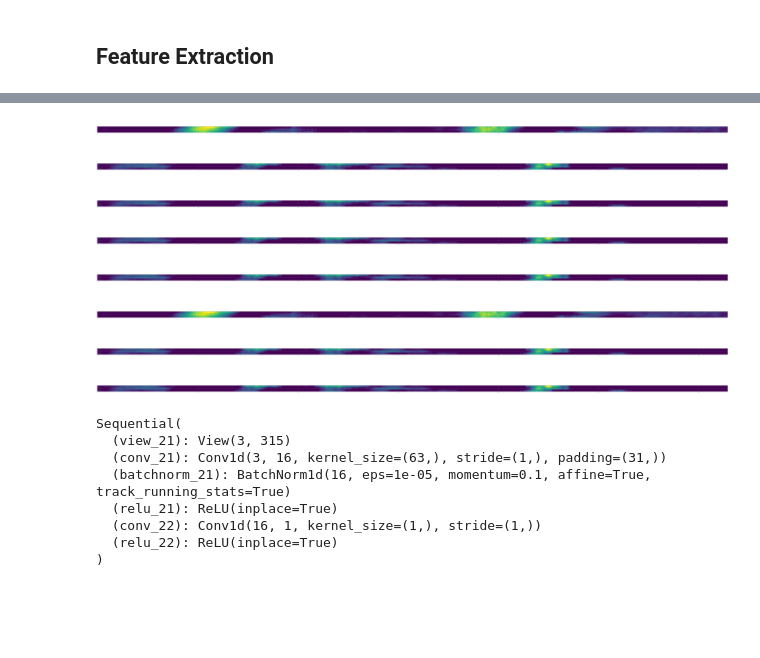
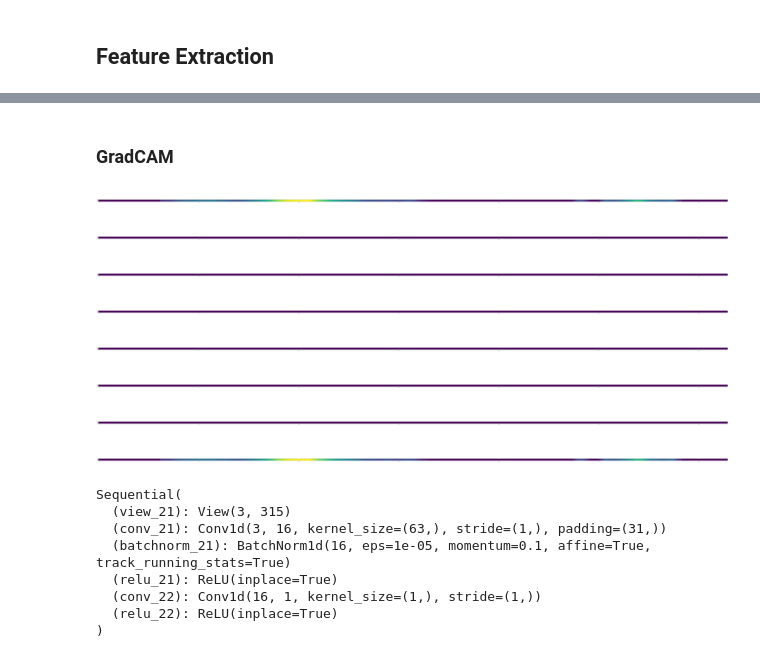
Before and after one commit to duyanhpham-brs/XAI-Multivariate-Time-Series, a Jupyter notebook: XAI_models_evaluation.ipynb, the cells around one changed output, grey strips where cells are left out. Cells and saved outputs as stored; diff of their text form; code cells hidden in the pictures; blank space fills up the shorter version.

```diff
--- a/XAI_models_evaluation.ipynb
+++ b/XAI_models_evaluation.ipynb
@@ -183,3 +184,7 @@ XCM(
 )
 # %% [markdown]
 ## Feature Extraction
+# %%
+extracting_model = model
+extracting_module = model.cnn_layers2_b1
+targeting_layer = 'relu_21'
@@ -185,0 +193,6 @@ XCM(
+# %%
+feature_maps = CAMFeatureMaps(CAM)
+feature_maps.load(extracting_model,extracting_module,targeting_layer)
+mask = {}
+for i in range(len(np.unique(y_test))):
+    mask[i] = feature_maps.show(X_test[0], i)
@@ -186,18 +217,20 @@ XCM(
+# %% [markdown]
+### GradCAM
 # %%
 feature_maps = CAMFeatureMaps(GradCAM)
-feature_maps.load(model,model.cnn_layers1_b1,'relu_11')
+feature_maps.load(extracting_model,extracting_module,targeting_layer)
 mask = {}
 for i in range(len(np.unique(y_test))):
     mask[i] = feature_maps.show(X_test[0], i)
 # %% [output]
-[figure, old version]
+[figure, new version]
-[figure, old version]
+[figure, new version]
-[figure, old version]
+[figure, new version]
-[figure, old version]
+[figure, new version]
-[figure, old version]
+[figure, new version]
-[figure, old version]
+[figure, new version]
-[figure, old version]
+[figure, new version]
-[figure, old version]
+[figure, new version]
 # %%
 net1.cnn_layers2_b1
 # %% [output]
```
Also changed, not shown: parts of 17 cells of this notebook, 3 other files.
